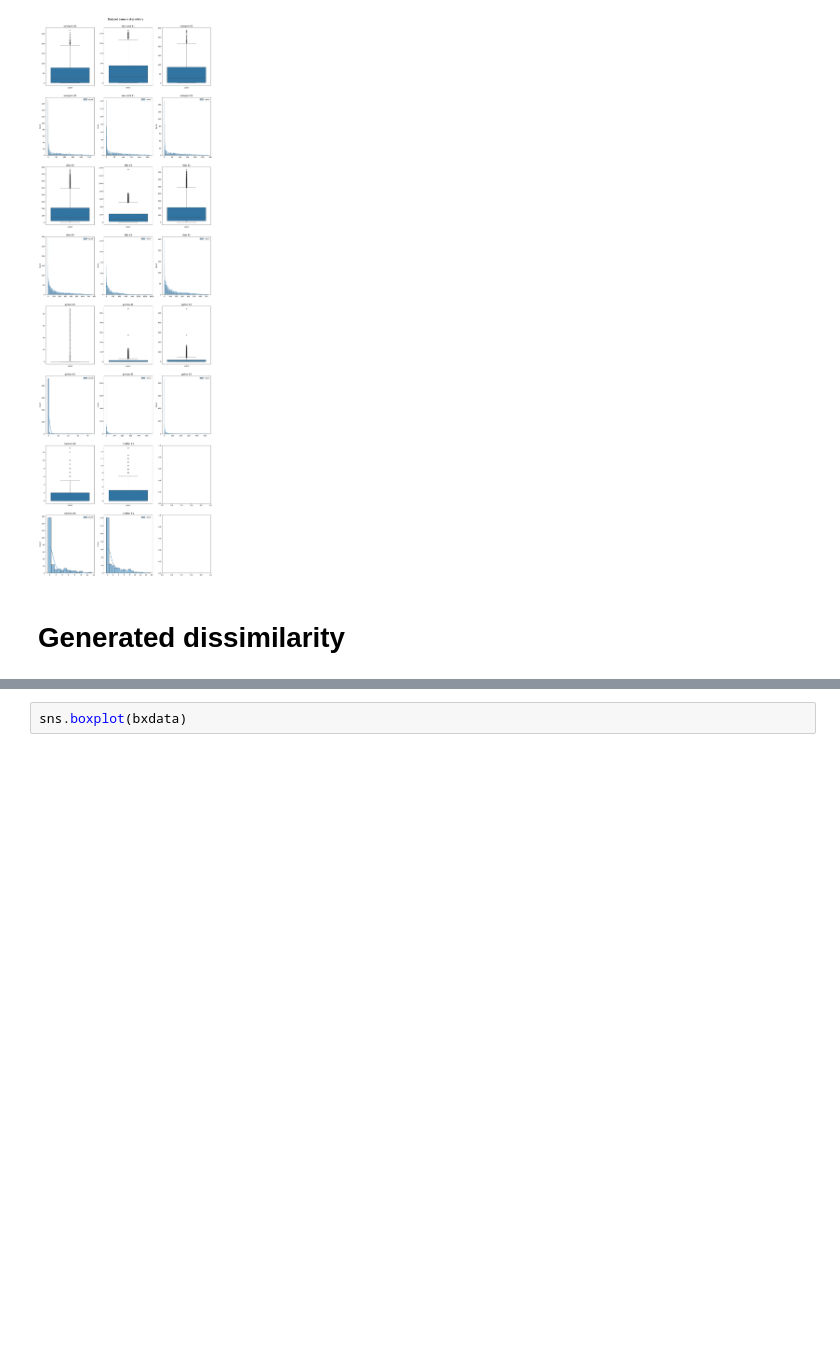
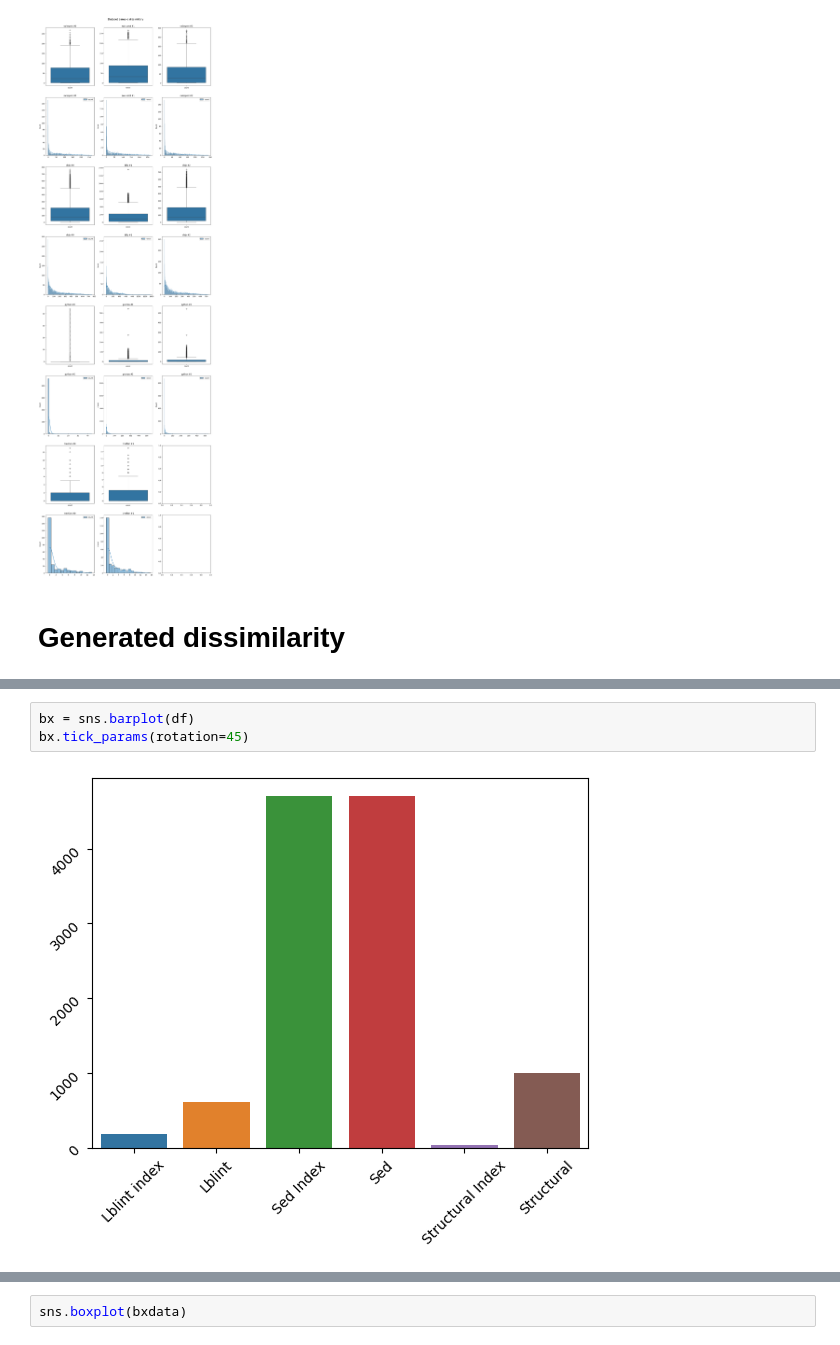
Before and after one commit to LukMRVC/tree-statistics, a Jupyter notebook: TED-viz.ipynb, the cells around one changed output, grey strips where cells are left out. Saved outputs shown, nothing was run; the diff lists cells and outputs as text; blank space fills up the shorter version.

```diff
--- a/TED-viz.ipynb
+++ b/TED-viz.ipynb
@@ -1152,0 +1156,5 @@ bxdata = bxdata.set_index('T1')
+# %%
+bx = sns.barplot(df)
+bx.tick_params(rotation=45)
+# %% [output]
+[figure, added]
```
Also changed, not shown: parts of 11 cells of this notebook, 4 other files.
